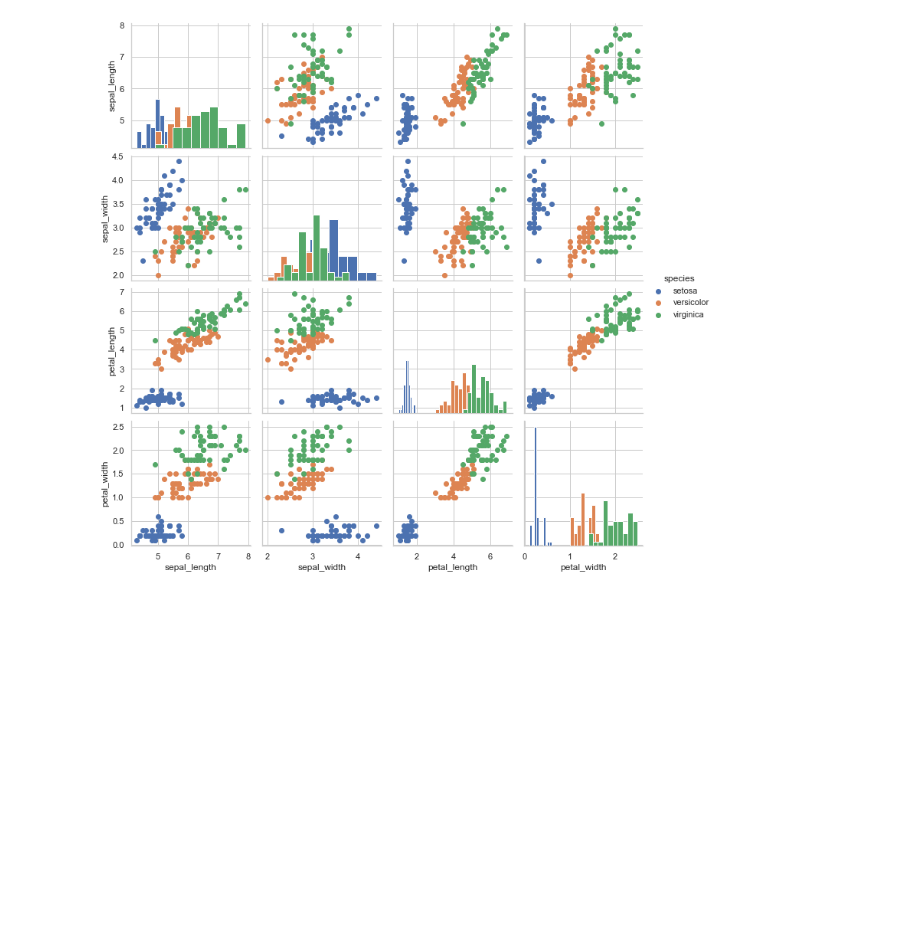
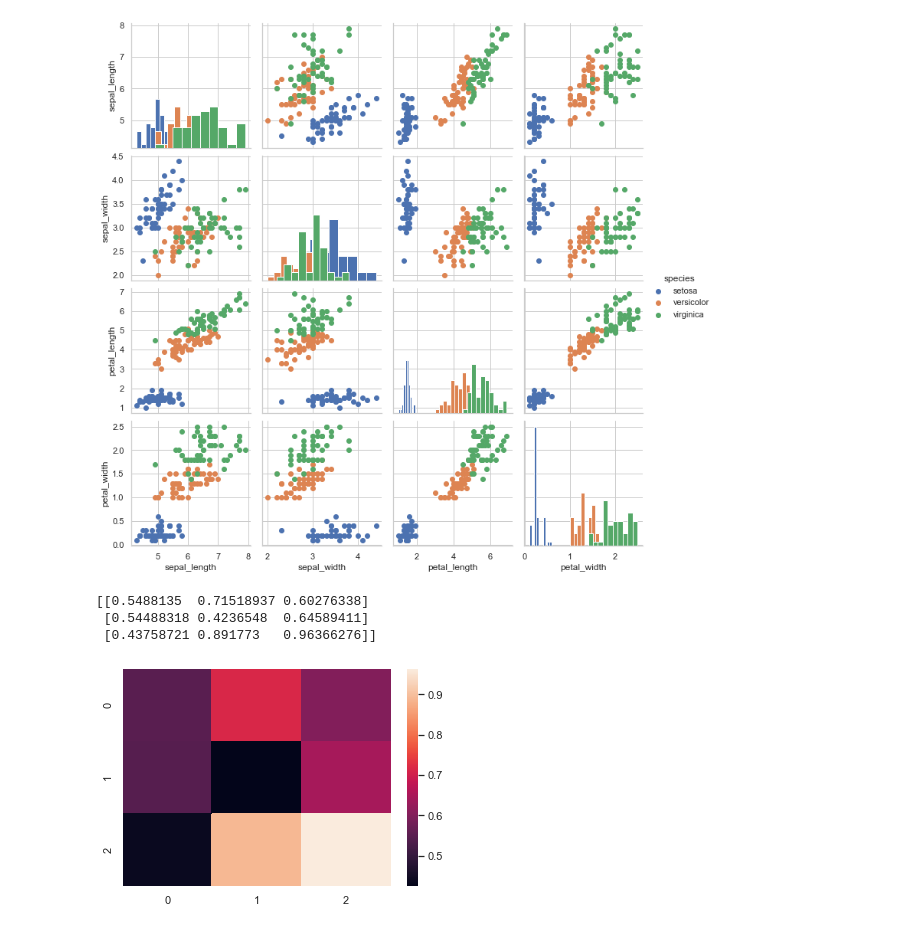
Before and after one commit to lixixi89055465/py_stu, a Jupyter notebook: tangyudi/base/seaborn/example-04.ipynb, the cells around one changed output. Drawn from its saved outputs; the diff is of its cells as text; code cells hidden in the pictures; blank space fills up the shorter version.

Commit message:
seaborn

```diff
--- a/tangyudi/base/seaborn/example-04.ipynb
+++ b/tangyudi/base/seaborn/example-04.ipynb
@@ -158,3 +158,18 @@ g.add_legend()
 # %% [output]
 <seaborn.axisgrid.PairGrid at 0x...>
 [figure]
+# %%
+import matplotlib.pyplot as plt
+import numpy as np
+np.random.seed(0)
+import seaborn as sns
+sns.set()
+# %%
+uniform_data=np.random.rand(3,3)
+print(uniform_data)
+heatmap=sns.heatmap(uniform_data)
+# %% [output]
+[[0.5488135  0.71518937 0.60276338]
+ [0.54488318 0.4236548  0.64589411]
+ [0.43758721 0.891773   0.96366276]]
+[figure, added]
```
Also changed, not shown: parts of 6 cells of this notebook.
